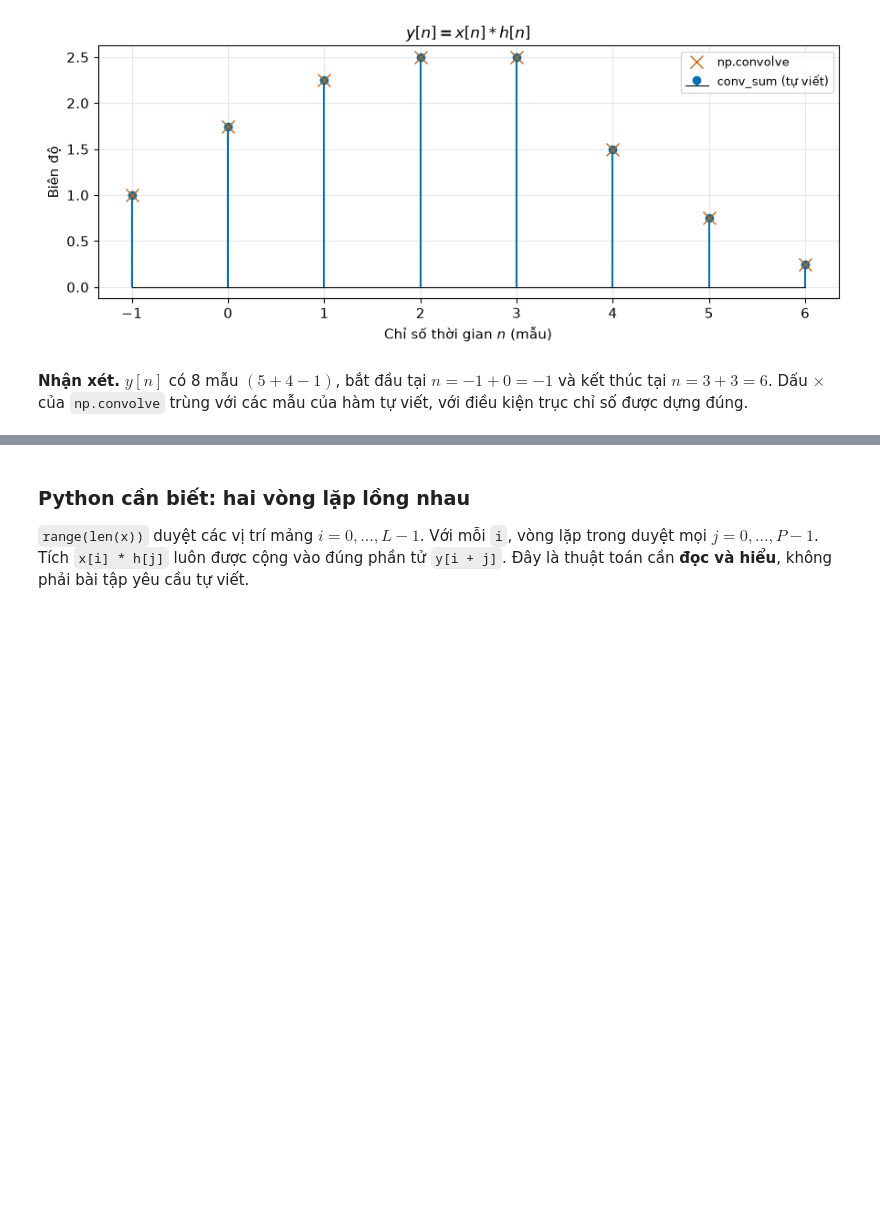
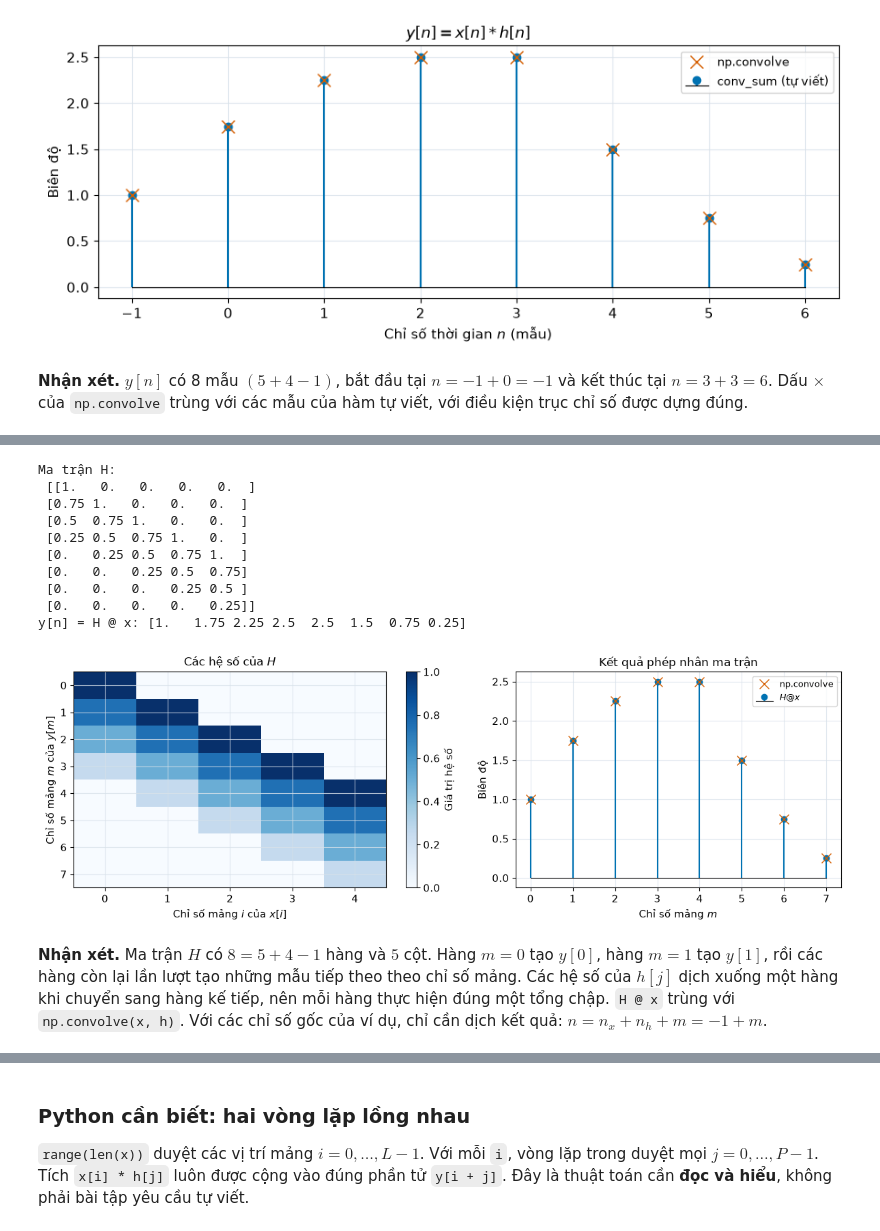
Before and after one commit to dangquanghieu/tinhieu-hethong-notebooks, a Jupyter notebook: notebooks/02_phep-chap-lti.ipynb, the cells around one changed output, grey strips where cells are left out. Saved outputs shown, nothing was run; the diff lists cells and outputs as text; code cells hidden in the pictures; blank space fills up the shorter version.

```diff
--- a/notebooks/02_phep-chap-lti.ipynb
+++ b/notebooks/02_phep-chap-lti.ipynb
@@ -296,0 +303,49 @@ Hai vòng lặp lồng nhau (một vòng theo $i$, một vòng theo $j$) là đ
+# %%
+# --- Coi x[i], h[j] đều bắt đầu ở chỉ số mảng 0 ---
+L = len(x)
+P = len(h)
+first_column = np.concatenate((h, np.zeros(L - 1, dtype=h.dtype)))
+first_row = np.concatenate(([h[0]], np.zeros(L - 1, dtype=h.dtype)))
+H = toeplitz(first_column, first_row)
+
+# --- Nhân ma trận: y[m] cũng có chỉ số mảng bắt đầu từ 0 ---
+y_toeplitz = H @ x
+m = np.arange(len(y_toeplitz))
+
+assert np.allclose(y_toeplitz, y_np)
+print("Ma trận H:\n", H)
+print("y[n] = H @ x:", y_toeplitz)
+
+# --- Vẽ cấu trúc ma trận và kết quả ---
+fig, axes = plt.subplots(1, 2, figsize=(12, 4.2), gridspec_kw={"width_ratios": [1.2, 1]})
+image = axes[0].imshow(H, cmap="Blues", aspect="auto")
+axes[0].set_xticks(np.arange(L))
+axes[0].set_yticks(m)
+axes[0].set_xlabel("Chỉ số mảng $i$ của $x[i]$")
+axes[0].set_ylabel("Chỉ số mảng $m$ của $y[m]$")
+axes[0].set_title("Các hệ số của $H$")
+fig.colorbar(image, ax=axes[0], label="Giá trị hệ số")
+
+stem(axes[1], m, y_toeplitz, label="$H @ x$")
+axes[1].plot(m, y_np, "x", color=COLORS["compare"], markersize=10, label="np.convolve")
+style_discrete(axes[1])
+axes[1].set_xticks(m)
+axes[1].set_xlabel("Chỉ số mảng $m$")
+axes[1].set_title("Kết quả phép nhân ma trận")
+axes[1].legend()
+fig.tight_layout()
+plt.show()
+# %% [output]
+Ma trận H:
+ [[1.   0.   0.   0.   0.  ]
+ [0.75 1.   0.   0.   0.  ]
+ [0.5  0.75 1.   0.   0.  ]
+ [0.25 0.5  0.75 1.   0.  ]
+ [0.   0.25 0.5  0.75 1.  ]
+ [0.   0.   0.25 0.5  0.75]
+ [0.   0.   0.   0.25 0.5 ]
+ [0.   0.   0.   0.   0.25]]
+y[n] = H @ x: [1.   1.75 2.25 2.5  2.5  1.5  0.75 0.25]
+[figure, added]
+# %% [markdown]
+**Nhận xét.** Ma trận $H$ có $8=5+4-1$ hàng và $5$ cột. Hàng $m=0$ tạo $y[0]$, hàng $m=1$ tạo $y[1]$, rồi các hàng còn lại lần lượt tạo những mẫu tiếp theo theo chỉ số mảng. Các hệ số của $h[j]$ dịch xuống một hàng khi chuyển sang hàng kế tiếp, nên mỗi hàng thực hiện đúng một tổng chập. `H @ x` trùng với `np.convolve(x, h)`. Với các chỉ số gốc của ví dụ, chỉ cần dịch kết quả: $n=n_x+n_h+m=-1+m$.
```
Also changed, not shown: parts of 11 cells of this notebook, 1 other file.
